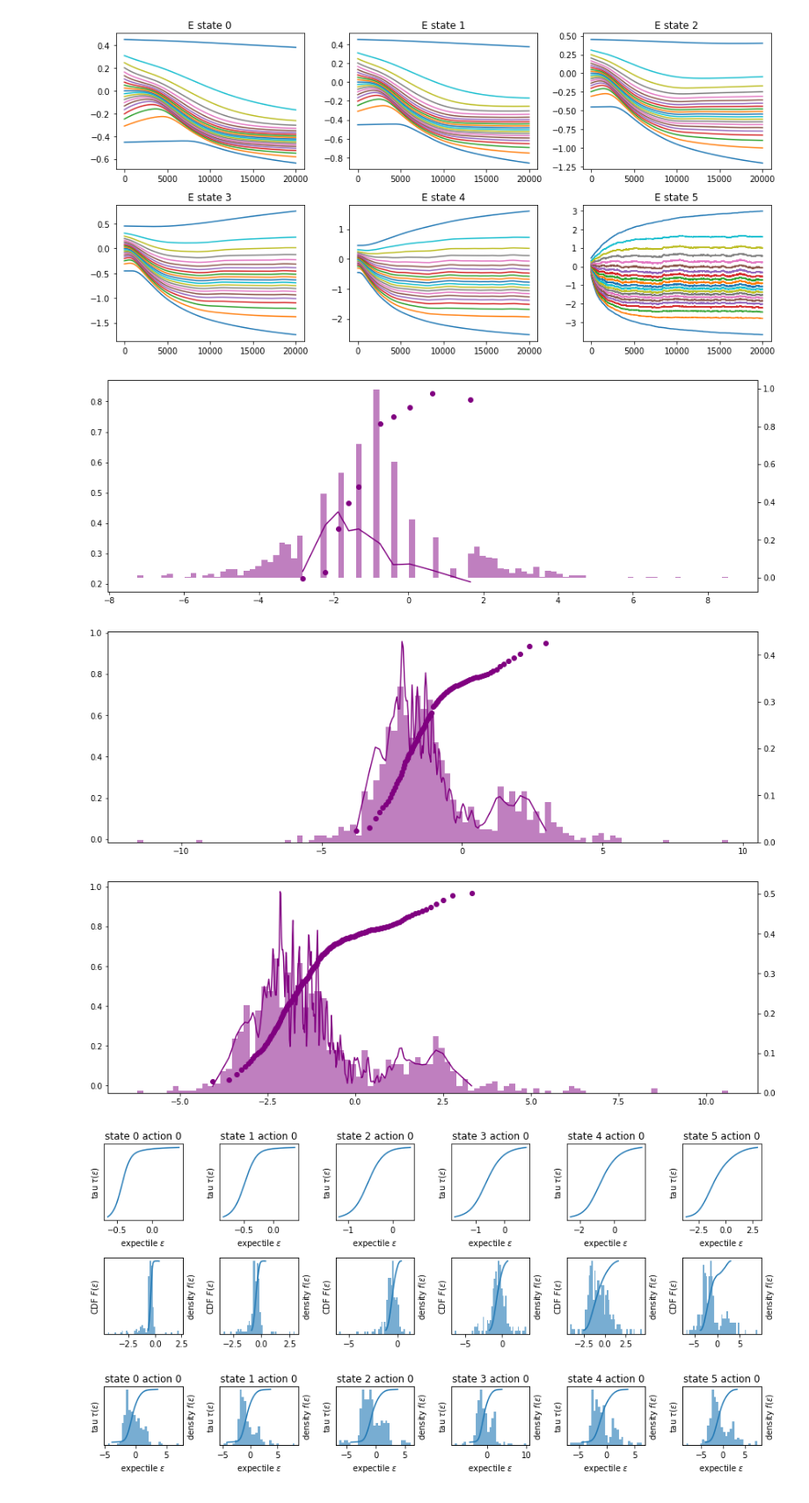
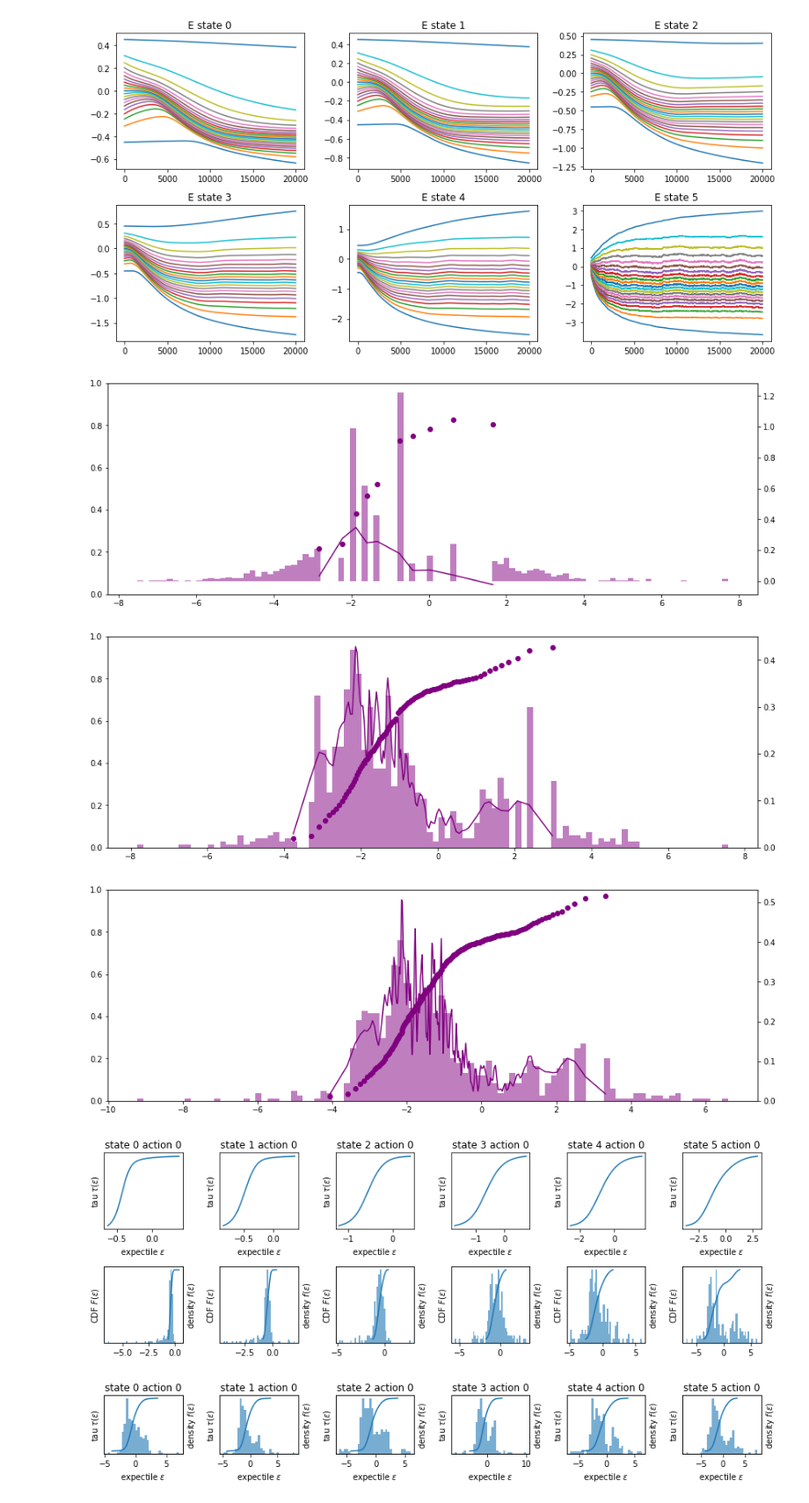
Before and after one commit to matomatical/neuRL, a Jupyter notebook: ChainMDP.ipynb, the cells around one changed output. Shown at 88% size. Cells and saved outputs as stored; diff of their text form; code cells hidden in the pictures.

```diff
--- a/ChainMDP.ipynb
+++ b/ChainMDP.ipynb
@@ -447,39 +447,40 @@ class DirectImputer:
 def exp_smooth(x, y, newx=None, ω=1):
     """
     Given x, y(x), compute y^~(newx), smoothed version, with bandwidth ω
     """
     if newx is None: newx=x
     W = np.exp(-np.square(newx[:, np.newaxis] - x)/ω)
     W /= W.sum(axis=-1, keepdims=True)
     return W @ y
 
 def test(k=11):
     τ_ = tauspace(k)
     ε_ = expectile(S, τ_)
-    I = DirectImputer().fit(ε_, τ_)
+    I = DirectImputer(sampling_method=None).fit(ε_, τ_)
     X = I.sample(1000)
 #     newx = np.linspace(I.ε.min(), I.ε.max(), 100)
 #     newF = exp_smooth(I.ε, I.F, newx, ω=0.2)
-#     x = exp_smooth(I.F, I.ε, np.random.random(1000), ω=0.1/k**2)
+#     x = exp_smooth(I.F, I.ε, np.random.random(1000), ω=1/k**2)
     fig = plt.figure(figsize=(15, 5))
     plt.scatter(I.ε, I.F, color="purple")
+    plt.ylim([0, 1])
 #     plt.scatter(newx, newF, marker=".")
     plt.twinx()
     plt.plot(I.ε, I.f, color="purple")
     plt.hist(X, density=True, bins=100, alpha=0.5, color="purple")
 #     plt.hist(x, density=True, bins=100, alpha=0.5)
     plt.show()
 
 test(k=11)
 test(k=99)
 test(201)
 
 nedrlagent.render(imputer=DirectImputer())
 # %% [output]
-[figure, old version]
+[figure, new version]
-[figure, old version]
+[figure, new version]
-[figure, old version]
+[figure, new version]
-[figure, old version]
+[figure, new version]
 # %%
 class EDRLAgent:
     def __init__(self, n_actions, n_states, n_expectiles, imputer, alpha=0.001, gamma=0.9):
```
